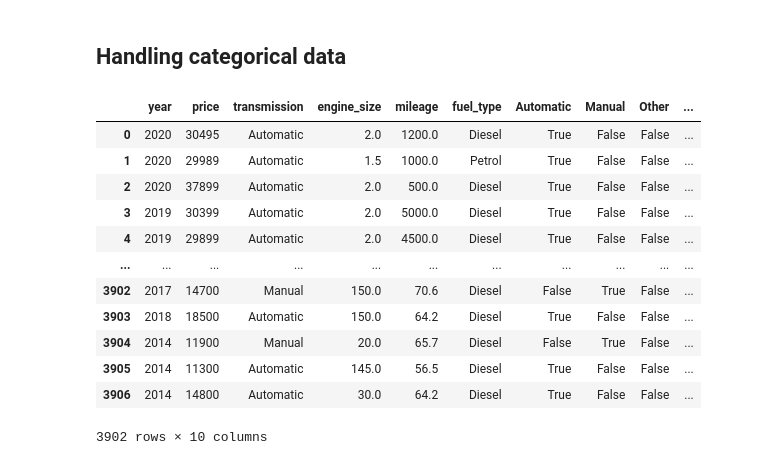
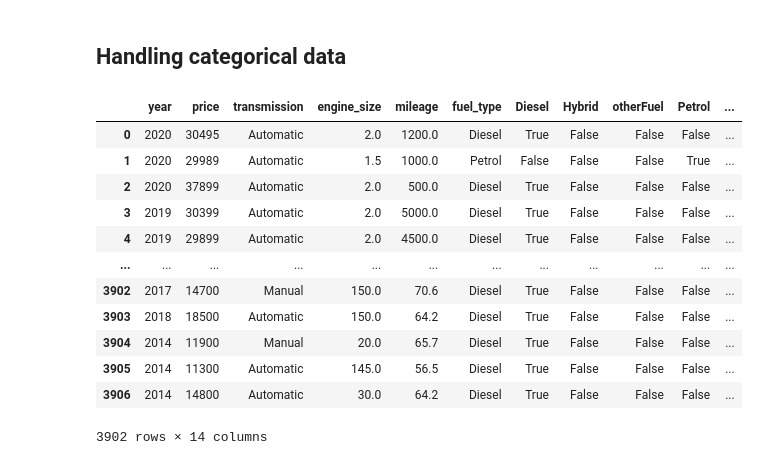
Before and after one commit to mateusAbdallah/car-dataset, a Jupyter notebook: Project01.ipynb, the cells around one changed output. Cells and saved outputs as stored; diff of their text form; code cells hidden in the pictures.

Commit message:
converting categorical data into dummy values

```diff
--- a/Project01.ipynb
+++ b/Project01.ipynb
@@ -195,19 +195,33 @@ df.drop(columns=['model','reference'], inplace=True)
 # %% [markdown]
 ## Handling categorical data
 # %%
-dummy = pd.get_dummies(df['transmission'])
-df.join(dummy)
+# converting transmission and fuel_type columns into dummies values
+# also rename the other column into otherFuel
+dummiesTransmission = pd.get_dummies(df['transmission'])
+dummiesFuel = pd.get_dummies(df['fuel_type'])
+dummiesFuel = dummiesFuel.rename(columns={'Other':'otherFuel'})
-# %% [output]
-|  | year | price | transmission | engine_size | mileage | fuel_type | Automatic | Manual | Other | ... |
-| 0 | 2020 | 30495 | Automatic | 2.0 | 1200.0 | Diesel | True | False | False | ... |
-| 1 | 2020 | 29989 | Automatic | 1.5 | 1000.0 | Petrol | True | False | False | ... |
-| 2 | 2020 | 37899 | Automatic | 2.0 | 500.0 | Diesel | True | False | False | ... |
-| 3 | 2019 | 30399 | Automatic | 2.0 | 5000.0 | Diesel | True | False | False | ... |
-| 4 | 2019 | 29899 | Automatic | 2.0 | 4500.0 | Diesel | True | False | False | ... |
-| ... | ... | ... | ... | ... | ... | ... | ... | ... | ... | ... |
-| 3902 | 2017 | 14700 | Manual | 150.0 | 70.6 | Diesel | False | True | False | ... |
-| 3903 | 2018 | 18500 | Automatic | 150.0 | 64.2 | Diesel | True | False | False | ... |
-| 3904 | 2014 | 11900 | Manual | 20.0 | 65.7 | Diesel | False | True | False | ... |
-| 3905 | 2014 | 11300 | Automatic | 145.0 | 56.5 | Diesel | True | False | False | ... |
-| 3906 | 2014 | 14800 | Automatic | 30.0 | 64.2 | Diesel | True | False | False | ... |
-3902 rows × 10 columns
+# %%
+# join the dummiesFuel dataframe into the main dataframe
+df = df.join(dummiesFuel)
+# %%
+# join the dummiesTransmission dataframe into the main dataframe
+df = df.join(dummiesTransmission)
+# %%
+# rename the other column into otherTransmission
+df.rename(columns={'Other':'otherTransmission'}, inplace=True)
+# %%
+df.drop(columns=['transmis'])
+# %% [output]
+|  | year | price | transmission | engine_size | mileage | fuel_type | Diesel | Hybrid | otherFuel | Petrol | ... |
+| 0 | 2020 | 30495 | Automatic | 2.0 | 1200.0 | Diesel | True | False | False | False | ... |
+| 1 | 2020 | 29989 | Automatic | 1.5 | 1000.0 | Petrol | False | False | False | True | ... |
+| 2 | 2020 | 37899 | Automatic | 2.0 | 500.0 | Diesel | True | False | False | False | ... |
+| 3 | 2019 | 30399 | Automatic | 2.0 | 5000.0 | Diesel | True | False | False | False | ... |
+| 4 | 2019 | 29899 | Automatic | 2.0 | 4500.0 | Diesel | True | False | False | False | ... |
+| ... | ... | ... | ... | ... | ... | ... | ... | ... | ... | ... | ... |
+| 3902 | 2017 | 14700 | Manual | 150.0 | 70.6 | Diesel | True | False | False | False | ... |
+| 3903 | 2018 | 18500 | Automatic | 150.0 | 64.2 | Diesel | True | False | False | False | ... |
+| 3904 | 2014 | 11900 | Manual | 20.0 | 65.7 | Diesel | True | False | False | False | ... |
+| 3905 | 2014 | 11300 | Automatic | 145.0 | 56.5 | Diesel | True | False | False | False | ... |
+| 3906 | 2014 | 14800 | Automatic | 30.0 | 64.2 | Diesel | True | False | False | False | ... |
+3902 rows × 14 columns
```
